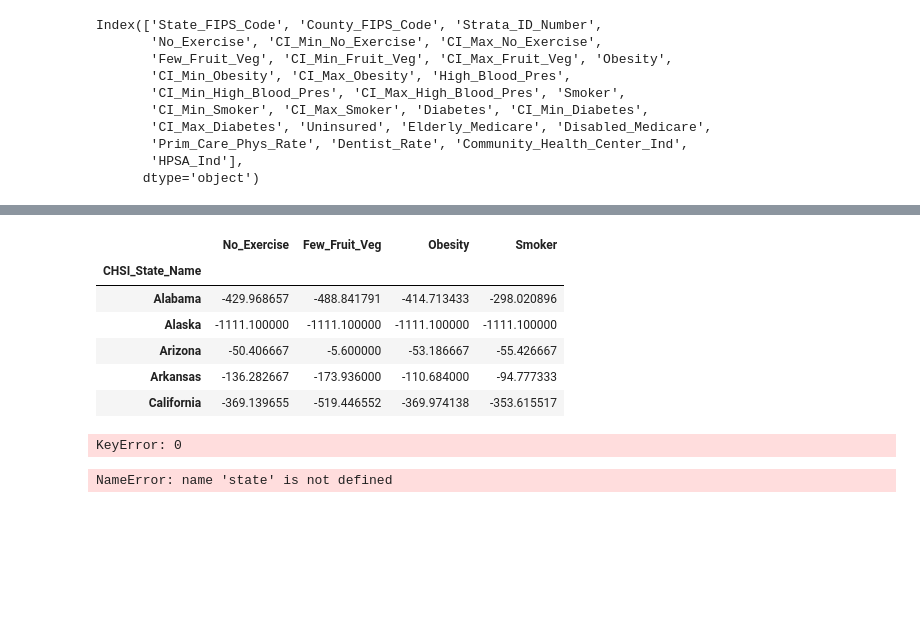
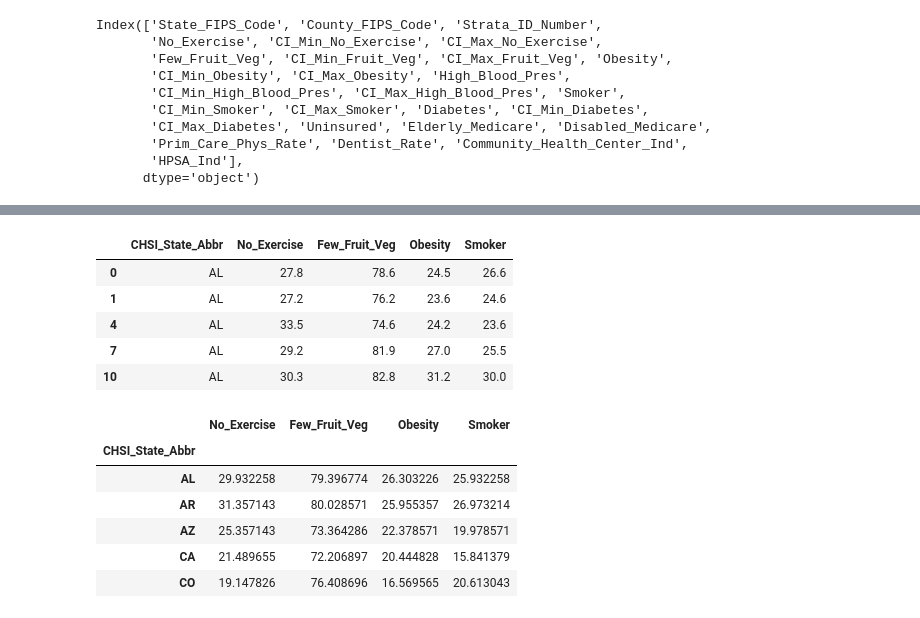
Before and after one commit to HenaVen/SMU_Pro1_Team4_repo, a Jupyter notebook: Obesity_RiskFactors_Correlation.ipynb, the cells around one changed output, grey strips where cells are left out. Drawn from its saved outputs; the diff is of its cells as text; code cells hidden in the pictures; blank space fills up the shorter version.

```diff
--- a/Obesity_RiskFactors_Correlation.ipynb
+++ b/Obesity_RiskFactors_Correlation.ipynb
@@ -71,19 +71,22 @@ sub_riskfactors_df.head()
-# %%
-riskfactor_by_state = sub_riskfactors_df.groupby("CHSI_State_Name").mean()
-riskfactor_by_state.head()
-# %% [output]
-|  | No_Exercise | Few_Fruit_Veg | Obesity | Smoker |
-| CHSI_State_Name |  |  |  |  |
-| Alabama | -429.968657 | -488.841791 | -414.713433 | -298.020896 |
-| Alaska | -1111.100000 | -1111.100000 | -1111.100000 | -1111.100000 |
-| Arizona | -50.406667 | -5.600000 | -53.186667 | -55.426667 |
-| Arkansas | -136.282667 | -173.936000 | -110.684000 | -94.777333 |
-| California | -369.139655 | -519.446552 | -369.974138 | -353.615517 |
-# %%
-state = riskfactor_by_state[0]
-# %% [output]
-KeyError: 0
-# %%
-state
-# %% [output]
-NameError: name 'state' is not defined
+# %%
+sub_riskfactors_df2 = sub_riskfactors_df[(sub_riskfactors_df["Obesity"] > 0)& (sub_riskfactors_df["No_Exercise"] > 0) & (sub_riskfactors_df["Few_Fruit_Veg"] > 0)& (sub_riskfactors_df["Smoker"] > 0)]
+sub_riskfactors_df2.head()
+# %% [output]
+|  | CHSI_State_Abbr | No_Exercise | Few_Fruit_Veg | Obesity | Smoker |
+| 0 | AL | 27.8 | 78.6 | 24.5 | 26.6 |
+| 1 | AL | 27.2 | 76.2 | 23.6 | 24.6 |
+| 4 | AL | 33.5 | 74.6 | 24.2 | 23.6 |
+| 7 | AL | 29.2 | 81.9 | 27.0 | 25.5 |
+| 10 | AL | 30.3 | 82.8 | 31.2 | 30.0 |
+# %%
+#Group by State to identify count of obese counties by state
+riskfactor_by_state = sub_riskfactors_df2.groupby("CHSI_State_Abbr").mean()
+riskfactor_by_state.head()
+# %% [output]
+|  | No_Exercise | Few_Fruit_Veg | Obesity | Smoker |
+| CHSI_State_Abbr |  |  |  |  |
+| AL | 29.932258 | 79.396774 | 26.303226 | 25.932258 |
+| AR | 31.357143 | 80.028571 | 25.955357 | 26.973214 |
+| AZ | 25.357143 | 73.364286 | 22.378571 | 19.978571 |
+| CA | 21.489655 | 72.206897 | 20.444828 | 15.841379 |
+| CO | 19.147826 | 76.408696 | 16.569565 | 20.613043 |
```
Also changed, not shown: parts of 15 cells of this notebook, 1 other file.
